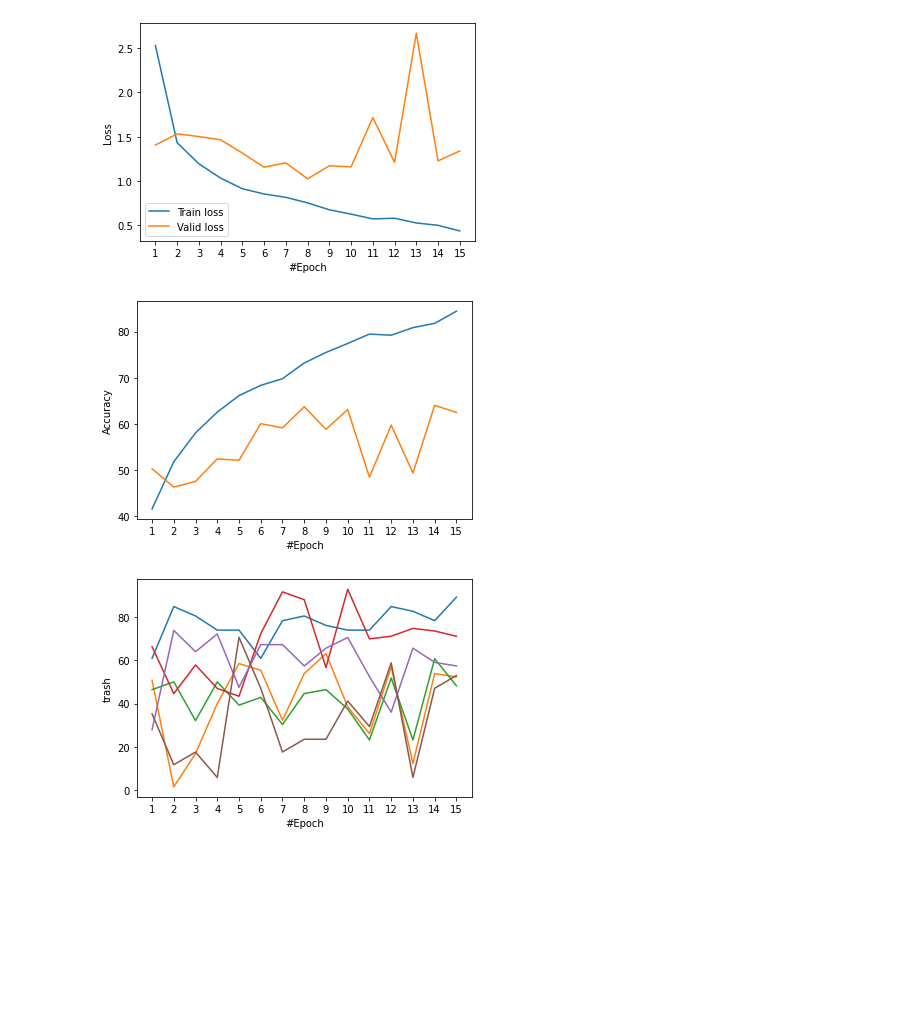
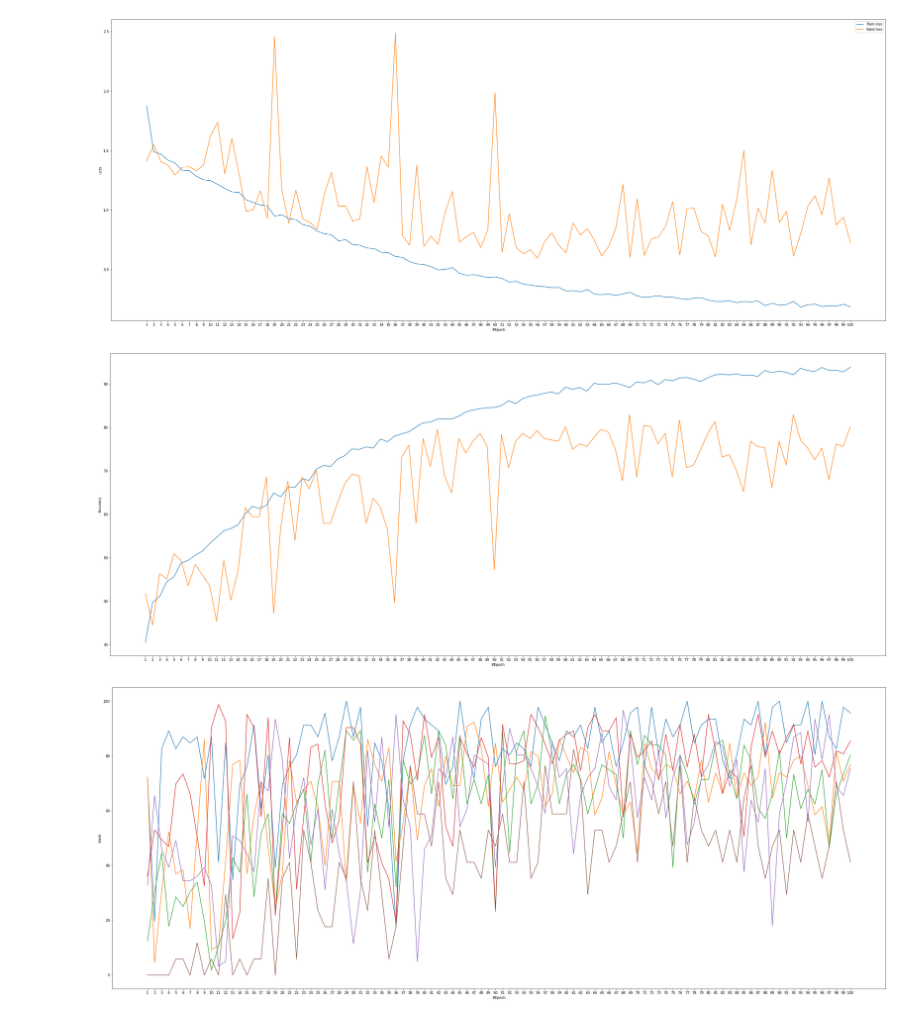
Before and after one commit to iks15174/AI_PRJ2, a Jupyter notebook: train.ipynb, the cells around one changed output. Drawn from its saved outputs; the diff is of its cells as text; code cells hidden in the pictures; blank space fills up the shorter version.

```diff
--- a/train.ipynb
+++ b/train.ipynb
@@ -16,18 +16,26 @@ if device=='cuda':
     torch.cuda.manual_seed_all(777)
 
 learning_rate = 0.0005
-epochs = 15
+epochs = 100
 batch_size = 32
 # %%
-trans = transforms.ToTensor()
+trans = transforms.Compose([
+    transforms.Resize((256, 256)),
+    transforms.RandomCrop((227, 227)),
+    transforms.ToTensor(),
+])
 train_set = torchvision.datasets.ImageFolder('data/train',transform=trans)
 
 aug_trans1 = transforms.Compose([
+    transforms.Resize((256, 256)),
+    transforms.RandomCrop((227, 227)),
     transforms.ColorJitter(brightness=0.2, contrast=0.2, saturation=0.2, hue=0.2),
     transforms.RandomHorizontalFlip(p=1),
     transforms.ToTensor(),
 ])
 aug_trans2 = transforms.Compose([
+    transforms.Resize((256, 256)),
+    transforms.RandomCrop((227, 227)),
     transforms.ColorJitter(brightness=0.2, contrast=0.2, saturation=0.2, hue=0.2),
     transforms.RandomVerticalFlip(p=1),
     transforms.ToTensor(),
@@ -174,29 +184,32 @@ Accuracy for class: trash is 52.9 %
 # %%
 epochs = list(range(1, epochs + 1))
+plt.figure(figsize=(40, 16))
 plt.plot(epochs, train_loss_hist, label='Train loss')
 plt.plot(epochs, valid_loss_hist, label='Valid loss')
 plt.xlabel("#Epoch")
 plt.ylabel("Loss")
 plt.xticks(epochs)
 plt.legend()
 plt.show()
 
+plt.figure(figsize=(40, 16))
 plt.plot(epochs, train_acc_hist, label='Train accuracy')
 plt.plot(epochs, valid_acc_hist, label='Valid accuracy')
 plt.xlabel("#Epoch")
 plt.ylabel("Accuracy")
 plt.xticks(epochs)
 plt.show()
 
+plt.figure(figsize=(40, 16))
 for classname, accuracy in valid_class_acc_hist.items():
     plt.plot(epochs, accuracy, label='%s accuracy' % classname)
     plt.xlabel("#Epoch")
     plt.ylabel(classname)
     plt.xticks(epochs)
 plt.show()
 # %% [output]
-[figure, old version]
+[figure, new version]
-[figure, old version]
+[figure, new version]
-[figure, old version]
+[figure, new version]
 # %%
 torch.save(model, 'model.pt')
```
Also changed, not shown: parts of 2 cells of this notebook, 2 other files.
